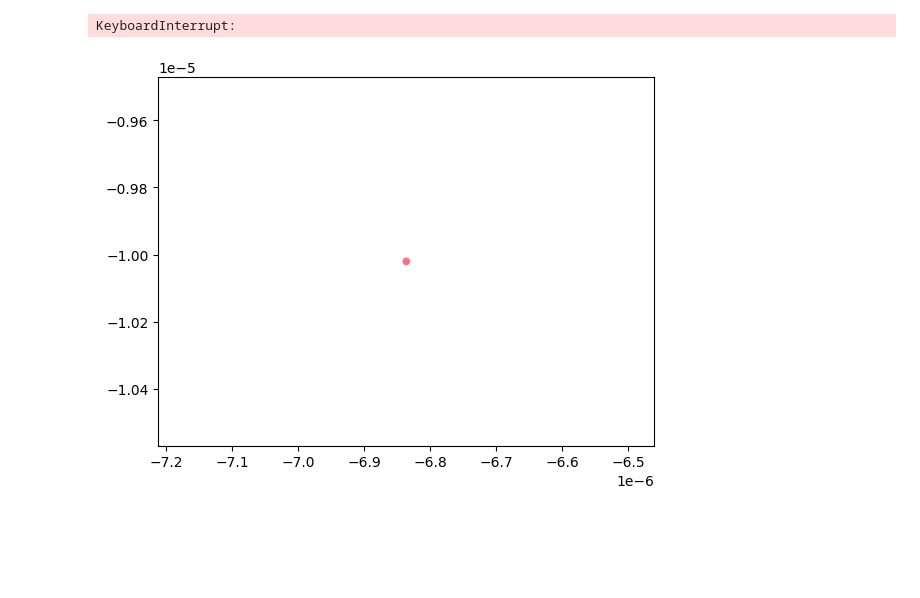
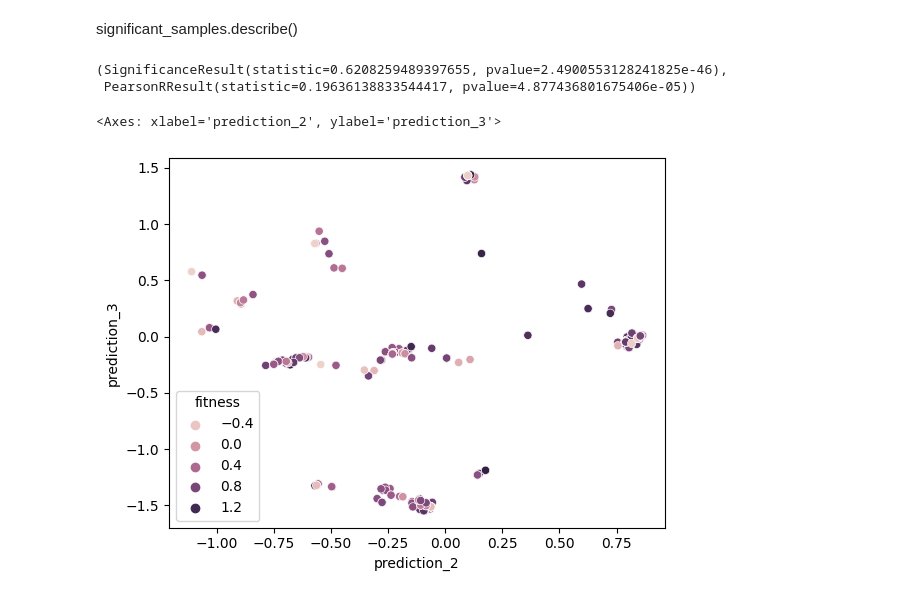
Before and after one commit to aapsonn/GeneticFitness, a Jupyter notebook: notebooks/VAE validation.ipynb, the cells around one changed output. Saved outputs shown, nothing was run; the diff lists cells and outputs as text; code cells hidden in the pictures; blank space fills up the shorter version.

```diff
--- a/notebooks/VAE validation.ipynb
+++ b/notebooks/VAE validation.ipynb
@@ -55,0 +39,5 @@ sns.histplot(mu.flatten())
+# %%
+df["normalized_fitness"] = df.apply(lambda row: row["fitness"] - df[df["mutated_amino_acids"] == row["mutated_amino_acids"]]["fitness"].mean(), axis=1)
+# %%
+correlation_df["aa"] = correlation_df["Unnamed: 0"].map(lambda x: x.replace("(", "").replace(")", "").replace("'", "").replace(",", ""))
+correlation_df["num_sequences"] = correlation_df["aa"].map(lambda x: len(df[df["mutated_amino_acids"] == x]))
@@ -55,0 +46,3 @@ sns.histplot(mu.flatten())
+# %%
+significant_groups = correlation_df[(correlation_df["prediction_2_correlation_p_value"]) & (correlation_df["prediction_2_correlation"] > 0.6)]
+significant_groups.describe()
@@ -56,5 +59,14 @@ sns.histplot(mu.flatten())
+# %%
+significant_samples = df[df["mutated_amino_acids"].isin(significant_groups["aa"])]
+# %% [markdown]
+significant_samples.describe()
+# %%
+stats.spearmanr(significant_samples["normalized_fitness"], significant_samples["prediction_2"]), stats.pearsonr(significant_samples["fitness"], significant_samples["prediction_2"])
+# %% [output]
+(SignificanceResult(statistic=0.6208259489397655, pvalue=2.4900553128241825e-46),
+ PearsonRResult(statistic=0.19636138833544417, pvalue=4.877436801675406e-05))
 # %%
-sns.scatterplot(x=mu[:, 0], y=mu[:, 1], hue=df.sequence_dna)
+sns.scatterplot(x="prediction_2", y="prediction_3", data=significant_samples, hue="fitness")
 # %% [output]
-KeyboardInterrupt:
+<Axes: xlabel='prediction_2', ylabel='prediction_3'>
-[figure, old version]
+[figure, new version]
```
Also changed, not shown: parts of 28 cells of this notebook, 13 other files.
